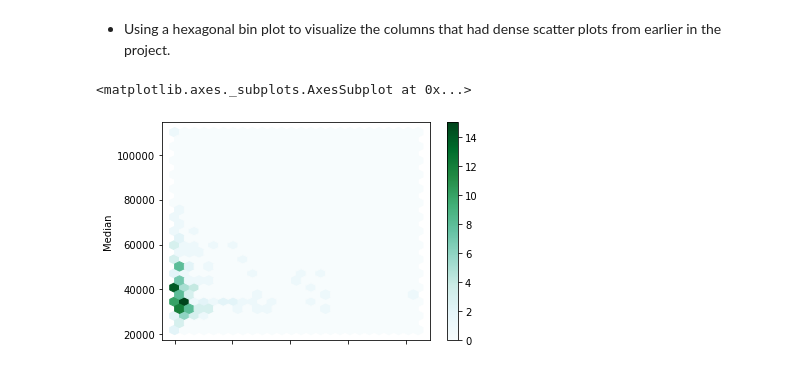
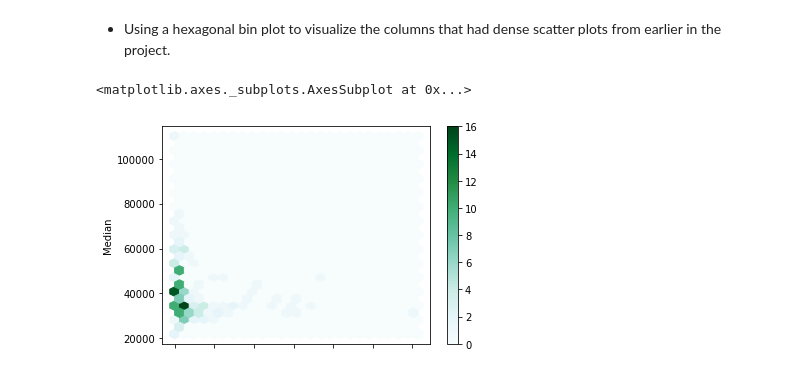
Before and after one commit to biad-iritie/Visualizing-Earnings-Based-On-College-Majors, a Jupyter notebook: Visualizing Earnings Based On College Majors.ipynb, the cells around one changed output. Cells and saved outputs as stored; diff of their text form; code cells hidden in the pictures.

```diff
--- a/Visualizing Earnings Based On College Majors.ipynb
+++ b/Visualizing Earnings Based On College Majors.ipynb
@@ -209,7 +209,7 @@ recent_grads[['Median','Unemployment_rate']].plot.box(color=color, sym='r+', fig
 # %% [markdown]
 - Using a hexagonal bin plot to visualize the columns that had dense scatter plots from earlier in the project.
 # %%
-recent_grads.plot.hexbin(x='Sample_size', y='Median', gridsize=25)
+recent_grads.plot.hexbin(x='Women', y='Median', gridsize=25)
 # %% [output]
 <matplotlib.axes._subplots.AxesSubplot at 0x...>
-[figure, old version]
+[figure, new version]
```
